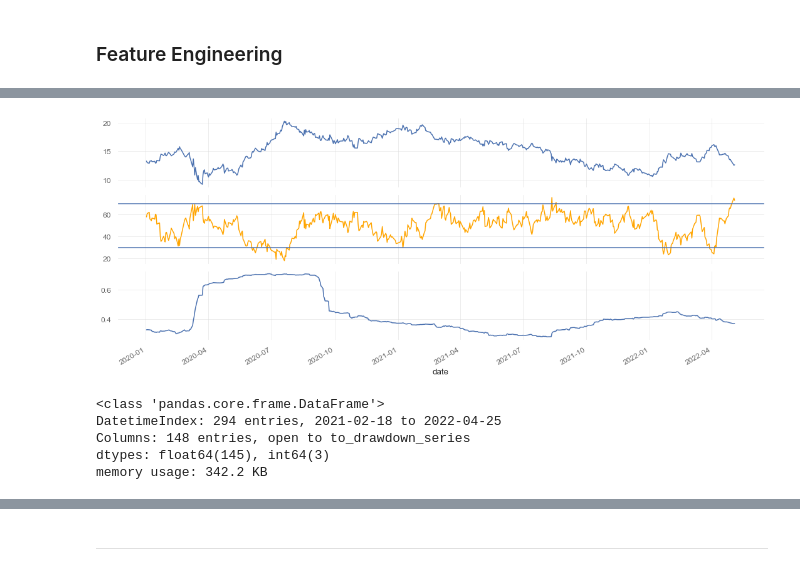
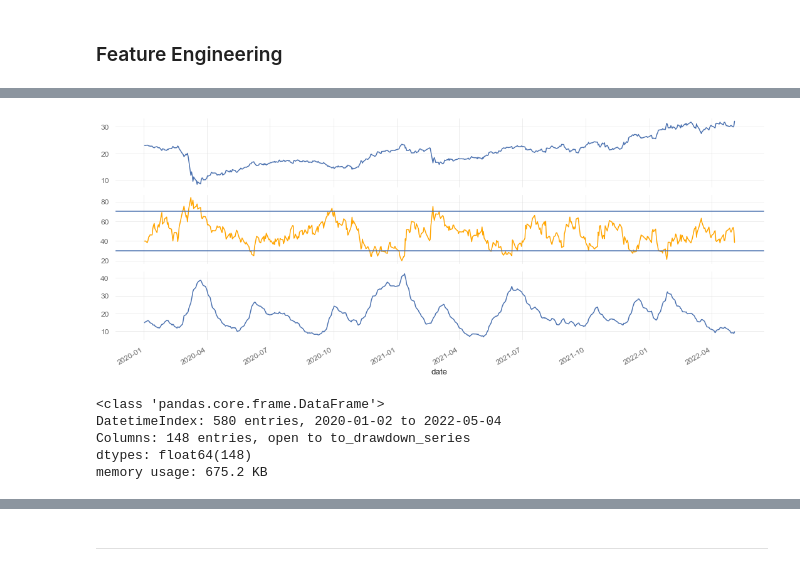
Before and after one commit to mso13/Mestrado_PPGI, a Jupyter notebook: src/tensortrade/1. TensorTrade and QuantStats (DataSet Development).ipynb, the cells around one changed output, grey strips where cells are left out. Cells and saved outputs as stored; diff of their text form; code cells hidden in the pictures.

```diff
--- a/src/tensortrade/1. TensorTrade and QuantStats (DataSet Development).ipynb
+++ b/src/tensortrade/1. TensorTrade and QuantStats (DataSet Development).ipynb
@@ -164,12 +159,12 @@ def generate_all_default_quantstats_features(data):
 
     for indicator_name in indicators_list:
         try:
-            print(indicator_name)
             indicator = qs.stats.__dict__[indicator_name](df['Close'])
             if isinstance(indicator, pd.Series):
                 indicator = indicator.to_frame(name=indicator_name)
                 df = pd.concat([df, indicator], axis='columns')
         except (pd.errors.InvalidIndexError, ValueError):
+            print (f'Error on indicator: {indicator_name}')
             pass
 
     df = df.reset_index()
@@ -177,28 +172,14 @@ def generate_all_default_quantstats_features(data):
 
 def generate_features(data):
     """TODO"""
-    # Automatically-generated using pandas_ta
+
+    # Automatically-generated using ta_lib
     df = data.copy()
-
-    strategies = ['candles',
-                  'cycles',
-                  'momentum',
-                  'overlap',
-                  'performance',
-                  'statistics',
-                  'trend',
-                  'volatility',
-                  'volume']
 
     df.index = pd.DatetimeIndex(df.index)
 
     cores = os.cpu_count()
     df.ta.cores = cores
-
-#     for strategy in strategies:
-#         df.ta.study(strategy)
-
-    # df = df.set_index('Date')
 
     # Generate all default indicators from ta library
     ta_lib.add_all_ta_features(data,
@@ -208,8 +189,6 @@ def generate_features(data):
                             'Close',
                             'Volume',
                             fillna=True)
-
-    # data = data.set_index('Date')
 
     # Custom indicators
     features = pd.DataFrame.from_dict({
@@ -344,7 +356,7 @@ to_drawdown_series
 # %%
 # 2020 - Now
-data_daily = data_daily.loc['2020':]
-data_daily
+data_daily_final = data_daily.loc['2020':]
+data_daily_final.head()
 # %% [output]
 |  | open | high | low | close | volume | volume_adi | volume_obv | volume_cmf | volume_fi | volume_em | ... |
 | date |  |  |  |  |  |  |  |  |  |  | ... |
@@ -363,22 +398,21 @@ data_daily
 # %%
 fig, ax = plt.subplots(3, sharex=True, figsize=(15,6))
-data_daily.close.plot(ax=ax[0])
+data_daily_final.close.plot(ax=ax[0])
 
-data_daily.rsi_14.plot(ax=ax[1], color='orange')
+data_daily_final.rsi_14.plot(ax=ax[1], color='orange')
 ax[1].axhline(30)
 ax[1].axhline(70)
 
-data_daily['rolling_volatility'].plot(ax=ax[2])
-
+data_daily_final['trend_adx'].plot(ax=ax[2])
 
 plt.tight_layout();
 # %% [output]
-[figure, old version]
+[figure, new version]
 # %%
-data_daily.info()
+data_daily_final.info()
 # %% [output]
 <class 'pandas.core.frame.DataFrame'>
-DatetimeIndex: 294 entries, 2021-02-18 to 2022-04-25
+DatetimeIndex: 580 entries, 2020-01-02 to 2022-05-04
 Columns: 148 entries, open to to_drawdown_series
-dtypes: float64(145), int64(3)
-memory usage: 342.2 KB
+dtypes: float64(148)
+memory usage: 675.2 KB
```
Also changed, not shown: parts of 19 cells of this notebook, 11 other files.
